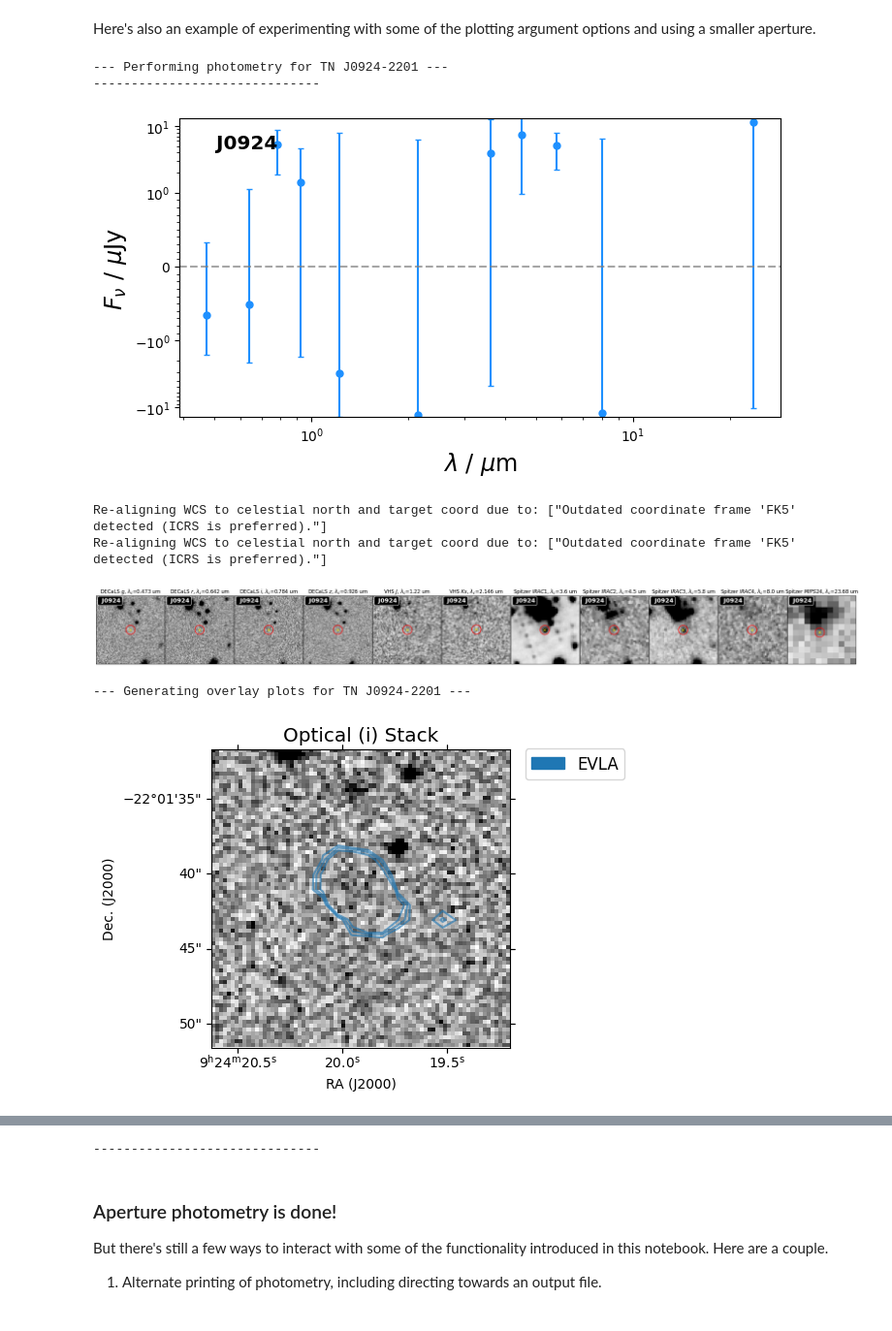
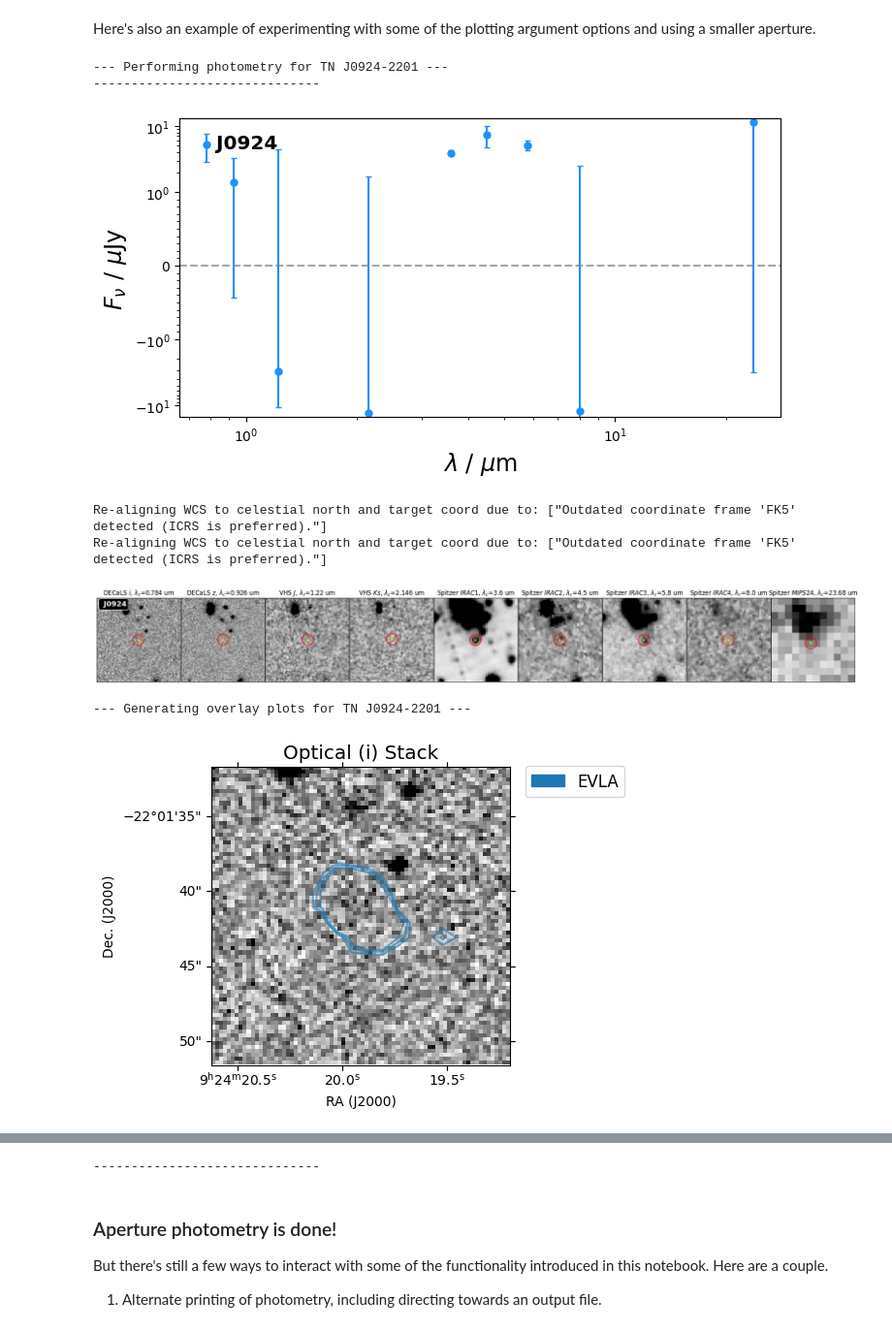
Before and after one commit to aj-hedge/QUEST, a Jupyter notebook: demo/3_aperture_photometry.ipynb, the cells around one changed output, grey strips where cells are left out. Shown at 97% size. Cells and saved outputs as stored; diff of their text form; code cells hidden in the pictures.

```diff
--- a/demo/3_aperture_photometry.ipynb
+++ b/demo/3_aperture_photometry.ipynb
@@ -187,26 +187,26 @@ Here's also an example of experimenting with some of the plotting argument optio
 # %%
 # Example alternative plots with fine-control
 aperture_diameter = 4*u.arcsec  # Bigger aperture
 
 source = db.sources[0]
 phot_tool = PhotometryTool(source, data_dir_radio, output_fig_dir=output_fig_dir)
 phot_tool.perform_photometry(ap_diameter=aperture_diameter, ap_max_dist=60*u.arcsec, keep_negative=True,
-                                rand_aper_flux_sigma_clip=10, debug=False)
+                                rand_aper_flux_sigma_clip=3, debug=False)
 
 # Generate plots and tables
 plot_photometry(phot_tool, save_path=None, ignore_negative=True)
 plot_multiwl_stamps(phot_tool, cutout_size=30*u.arcsec, save_path=None, sigma_clip_norm=5,
                               ignore_negative=True, ap_diameter=aperture_diameter)
 plot_overlays(phot_tool, save_path=None, stamp_radius=10*u.arcsec,
               optical_bands=['i'], ir_bands=['IRAC1','IRAC2','IRAC3'],
               ignore_negative=True, data_dir_radio=data_dir_radio, sigma_clip_norm=3, add_beam=False)
 # %% [output]
 --- Performing photometry for TN J0924-2201 ---
 ------------------------------
-[figure, old version]
+[figure, new version]
 Re-aligning WCS to celestial north and target coord due to: ["Outdated coordinate frame 'FK5' detected (ICRS is preferred)."]
 Re-aligning WCS to celestial north and target coord due to: ["Outdated coordinate frame 'FK5' detected (ICRS is preferred)."]
-[figure, old version]
+[figure, new version]
 --- Generating overlay plots for TN J0924-2201 ---
 [figure]
 [figure]
```
Also changed, not shown: parts of 2 cells of this notebook, 5 other files.
